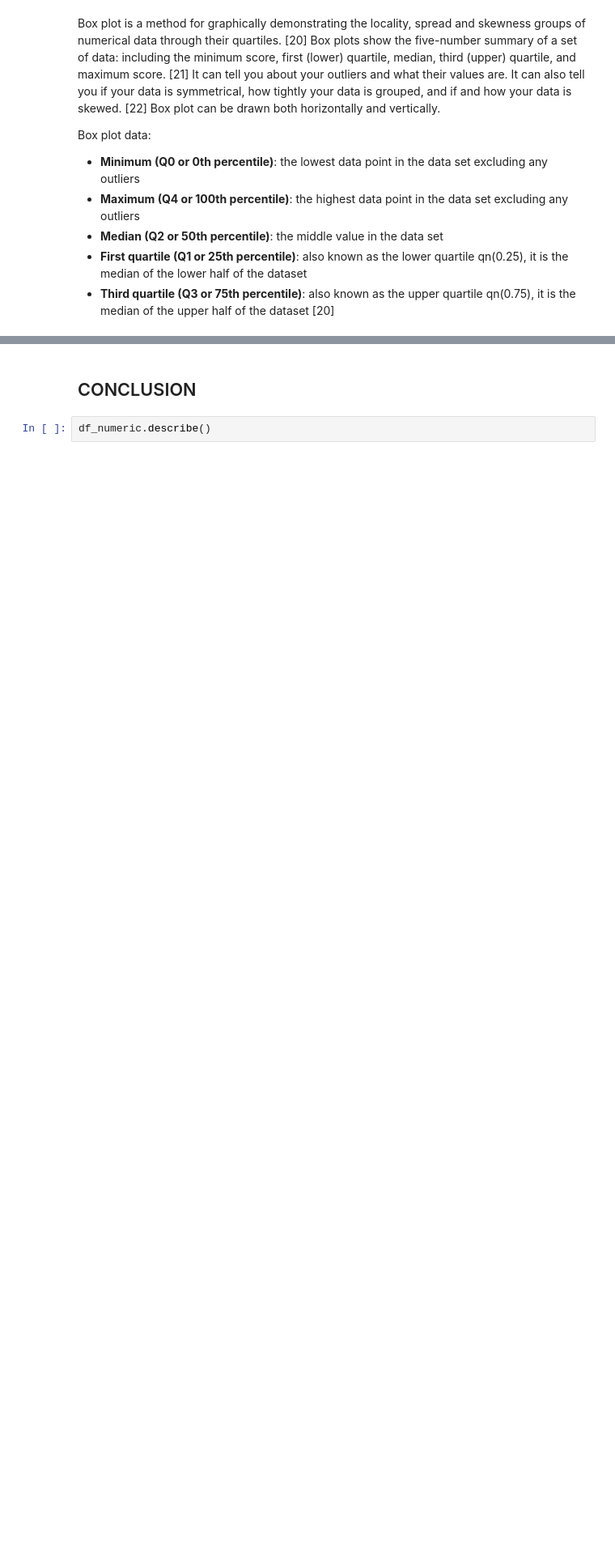
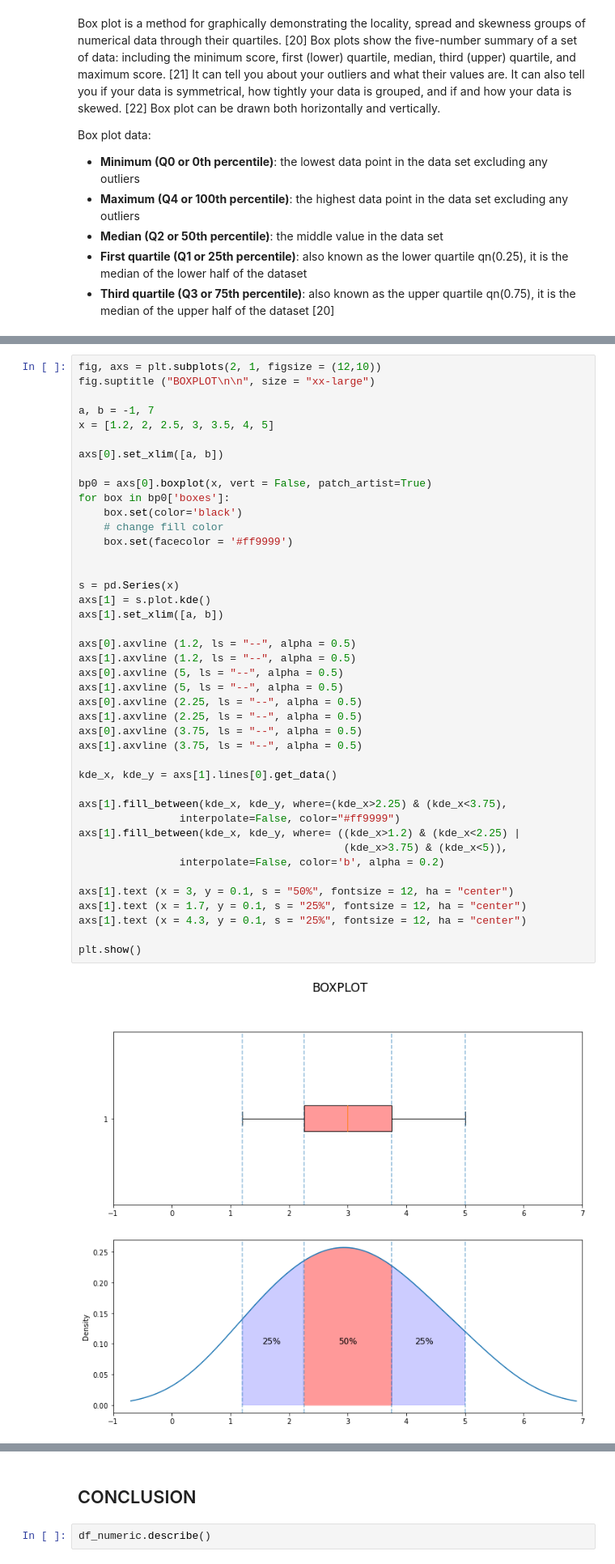
Before and after one commit to AnteDujic/Fundamentals-of-Data-Analysis, a Jupyter notebook: pyplot.ipynb, the cells around one changed output, grey strips where cells are left out. Shown at 81% size. Saved outputs shown, nothing was run; the diff lists cells and outputs as text; blank space fills up the shorter version.

Commit message:
Boxplot

```diff
--- a/pyplot.ipynb
+++ b/pyplot.ipynb
@@ -583,3 +591,47 @@ plt.show()
+# %%
+fig, axs = plt.subplots(2, 1, figsize = (12,10))
+fig.suptitle ("BOXPLOT\n\n", size = "xx-large")
+
+a, b = -1, 7
+x = [1.2, 2, 2.5, 3, 3.5, 4, 5]
+
+axs[0].set_xlim([a, b])
+
+bp0 = axs[0].boxplot(x, vert = False, patch_artist=True)
+for box in bp0['boxes']:
+    box.set(color='black')
+    # change fill color
+    box.set(facecolor = '#ff9999')
+
+
+s = pd.Series(x)
+axs[1] = s.plot.kde()
+axs[1].set_xlim([a, b])
+
+axs[0].axvline (1.2, ls = "--", alpha = 0.5)
+axs[1].axvline (1.2, ls = "--", alpha = 0.5)
+axs[0].axvline (5, ls = "--", alpha = 0.5)
+axs[1].axvline (5, ls = "--", alpha = 0.5)
+axs[0].axvline (2.25, ls = "--", alpha = 0.5)
+axs[1].axvline (2.25, ls = "--", alpha = 0.5)
+axs[0].axvline (3.75, ls = "--", alpha = 0.5)
+axs[1].axvline (3.75, ls = "--", alpha = 0.5)
+
+kde_x, kde_y = axs[1].lines[0].get_data()
+
+axs[1].fill_between(kde_x, kde_y, where=(kde_x>2.25) & (kde_x<3.75),
+                interpolate=False, color="#ff9999")
+axs[1].fill_between(kde_x, kde_y, where= ((kde_x>1.2) & (kde_x<2.25) |
+                                          (kde_x>3.75) & (kde_x<5)),
+                interpolate=False, color='b', alpha = 0.2)
+
+axs[1].text (x = 3, y = 0.1, s = "50%", fontsize = 12, ha = "center")
+axs[1].text (x = 1.7, y = 0.1, s = "25%", fontsize = 12, ha = "center")
+axs[1].text (x = 4.3, y = 0.1, s = "25%", fontsize = 12, ha = "center")
+
+plt.show()
+# %% [output]
+[figure, added]
 # %%
 fig, axs = plt.subplots(3, 1, figsize = (25,12))
 fig.suptitle ("BOXPLOT SKEWNESS\n\n", size = "xx-large")
```
Also changed, not shown: parts of 11 cells of this notebook.
